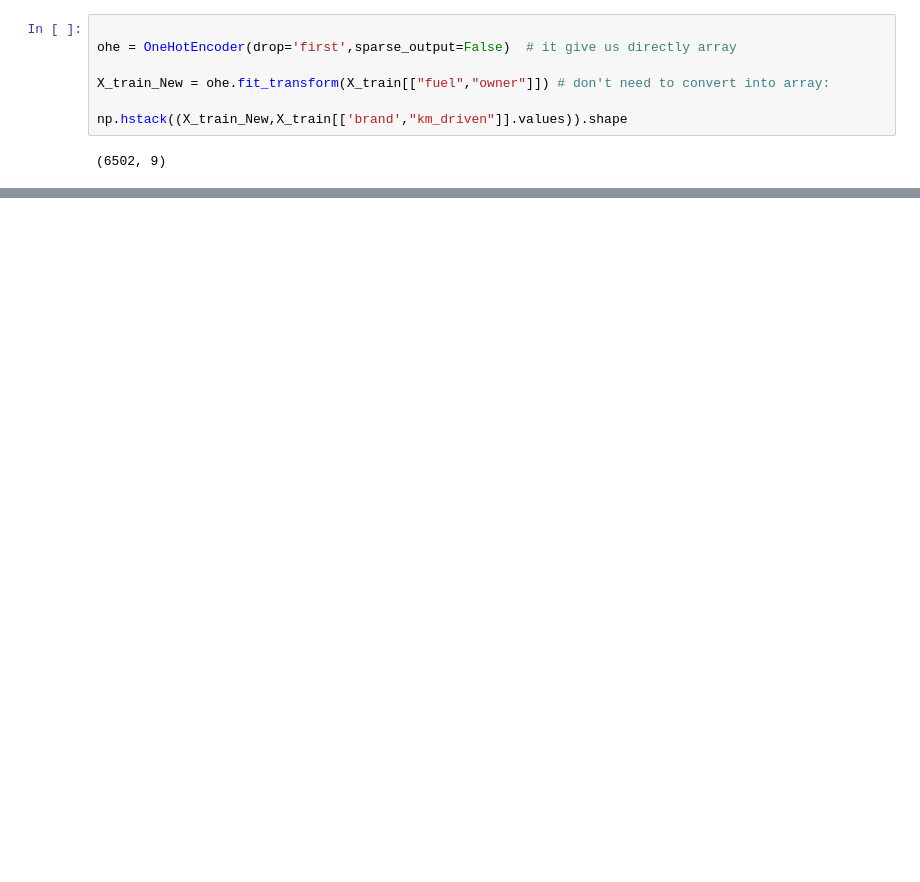
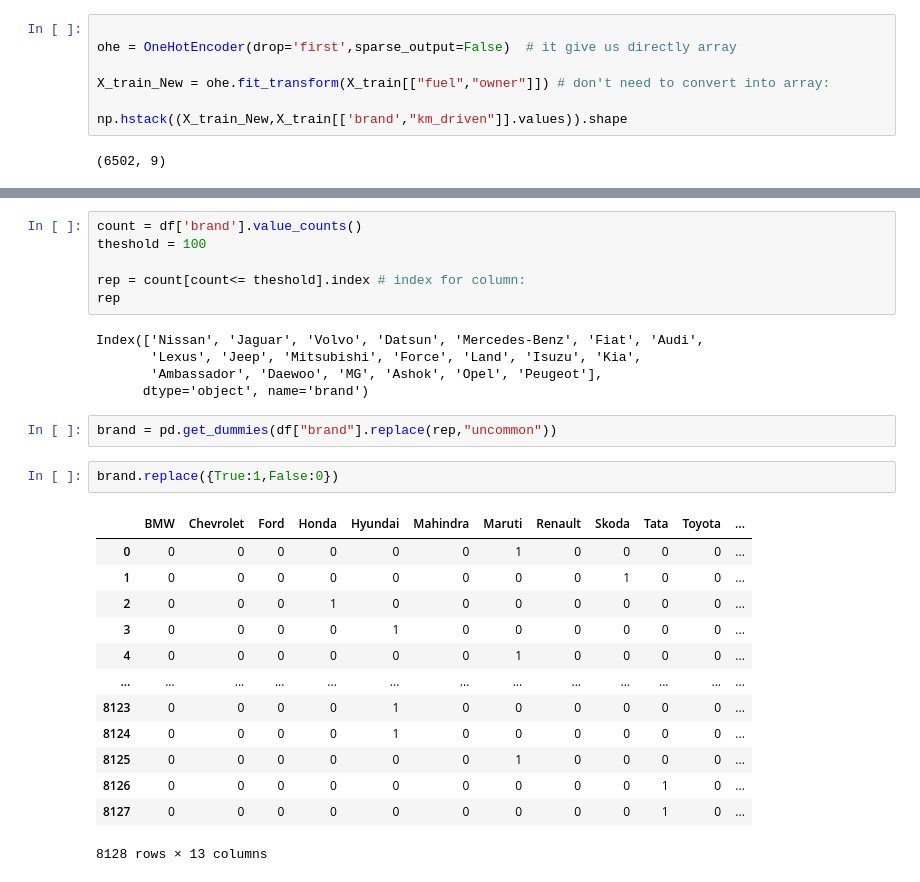
Before and after one commit to yasin-arafat-05/machine_learning, a Jupyter notebook: code/27_one_hot_encoding.ipynb, the cells around one changed output, grey strips where cells are left out. Drawn from its saved outputs; the diff is of its cells as text; blank space fills up the shorter version.

```diff
--- a/code/27_one_hot_encoding.ipynb
+++ b/code/27_one_hot_encoding.ipynb
@@ -212,0 +221,29 @@ np.hstack((X_train_New,X_train[['brand',"km_driven"]].values)).shape
+# %%
+count = df['brand'].value_counts()
+theshold = 100
+
+rep = count[count<= theshold].index # index for column:
+rep
+# %% [output]
+Index(['Nissan', 'Jaguar', 'Volvo', 'Datsun', 'Mercedes-Benz', 'Fiat', 'Audi',
+       'Lexus', 'Jeep', 'Mitsubishi', 'Force', 'Land', 'Isuzu', 'Kia',
+       'Ambassador', 'Daewoo', 'MG', 'Ashok', 'Opel', 'Peugeot'],
+      dtype='object', name='brand')
+# %%
+brand = pd.get_dummies(df["brand"].replace(rep,"uncommon"))
+# %%
+brand.replace({True:1,False:0})
+# %% [output]
+|  | BMW | Chevrolet | Ford | Honda | Hyundai | Mahindra | Maruti | Renault | Skoda | Tata | Toyota | ... |
+| 0 | 0 | 0 | 0 | 0 | 0 | 0 | 1 | 0 | 0 | 0 | 0 | ... |
+| 1 | 0 | 0 | 0 | 0 | 0 | 0 | 0 | 0 | 1 | 0 | 0 | ... |
+| 2 | 0 | 0 | 0 | 1 | 0 | 0 | 0 | 0 | 0 | 0 | 0 | ... |
+| 3 | 0 | 0 | 0 | 0 | 1 | 0 | 0 | 0 | 0 | 0 | 0 | ... |
+| 4 | 0 | 0 | 0 | 0 | 0 | 0 | 1 | 0 | 0 | 0 | 0 | ... |
+| ... | ... | ... | ... | ... | ... | ... | ... | ... | ... | ... | ... | ... |
+| 8123 | 0 | 0 | 0 | 0 | 1 | 0 | 0 | 0 | 0 | 0 | 0 | ... |
+| 8124 | 0 | 0 | 0 | 0 | 1 | 0 | 0 | 0 | 0 | 0 | 0 | ... |
+| 8125 | 0 | 0 | 0 | 0 | 0 | 0 | 1 | 0 | 0 | 0 | 0 | ... |
+| 8126 | 0 | 0 | 0 | 0 | 0 | 0 | 0 | 0 | 0 | 1 | 0 | ... |
+| 8127 | 0 | 0 | 0 | 0 | 0 | 0 | 0 | 0 | 0 | 1 | 0 | ... |
+8128 rows × 13 columns
```
Also changed, not shown: parts of 2 cells of this notebook.
